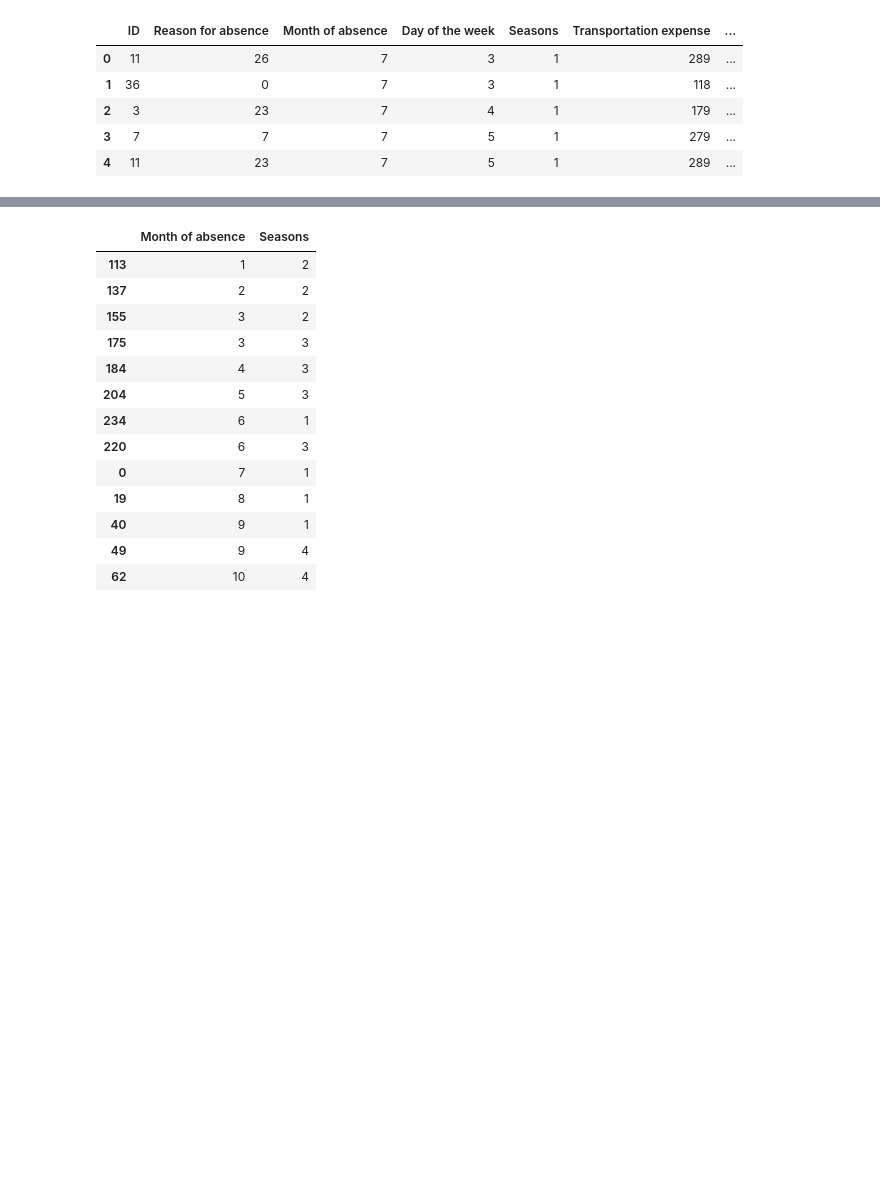
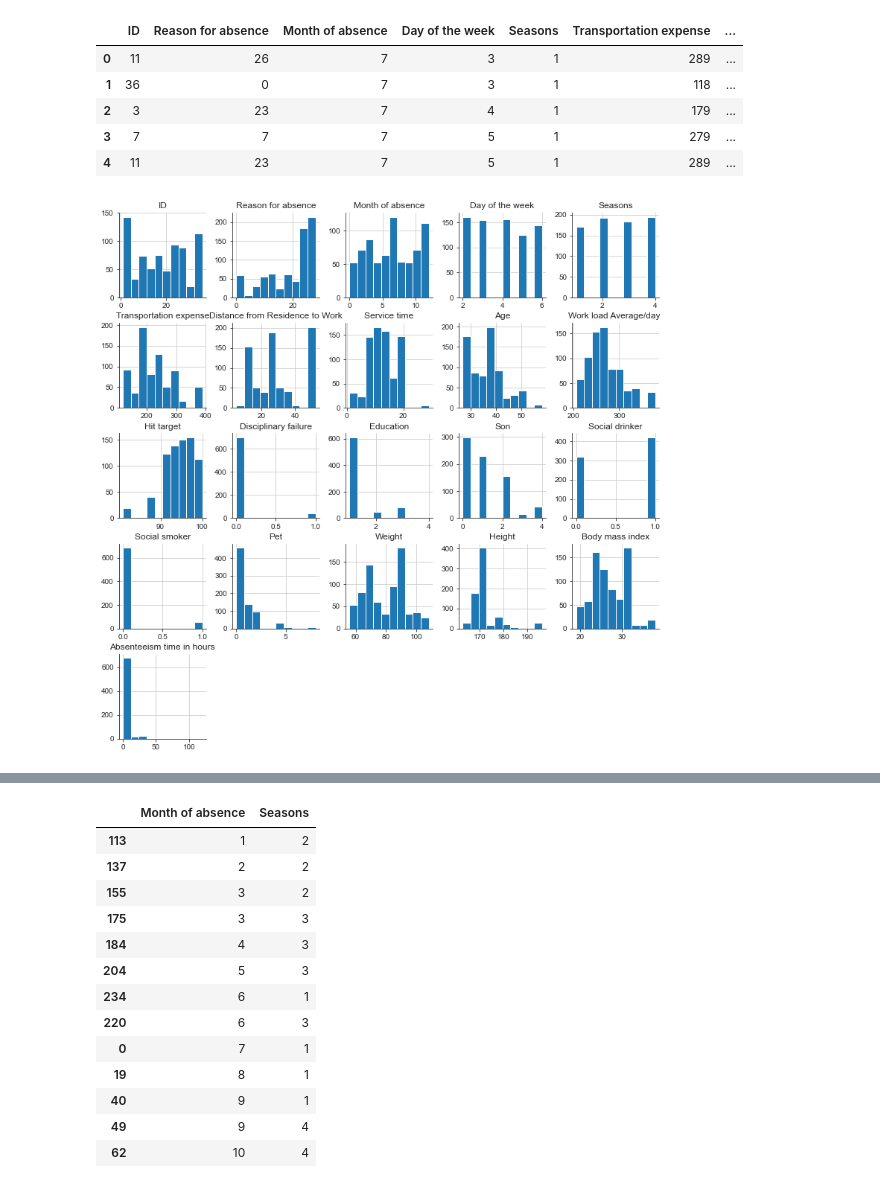
Before and after one commit to diweiho/Absenteeism-at-work, a Jupyter notebook: analysis.ipynb, the cells around one changed output, grey strips where cells are left out. Cells and saved outputs as stored; diff of their text form; code cells hidden in the pictures; blank space fills up the shorter version.

```diff
--- a/analysis.ipynb
+++ b/analysis.ipynb
@@ -26,4 +25,10 @@ df.head()
 | 2 | 3 | 23 | 7 | 4 | 1 | 179 | ... |
 | 3 | 7 | 7 | 7 | 5 | 1 | 279 | ... |
 | 4 | 11 | 23 | 7 | 5 | 1 | 289 | ... |
+# %%
+# A quick exploratory data analysis
+df.hist(figsize=(13,13))
+plt.show()
+# %% [output]
+[figure, added]
 # %% [markdown]
```
Also changed, not shown: parts of 19 cells of this notebook.
